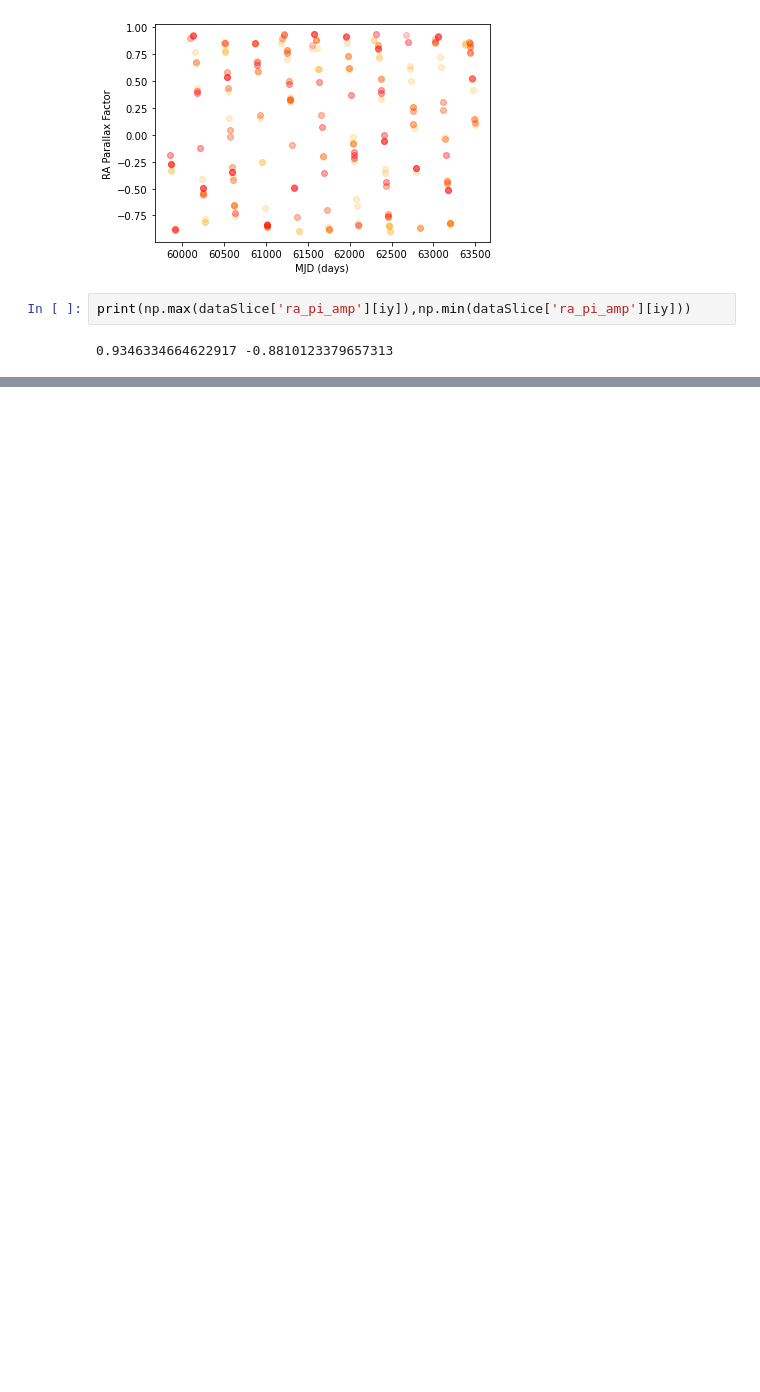
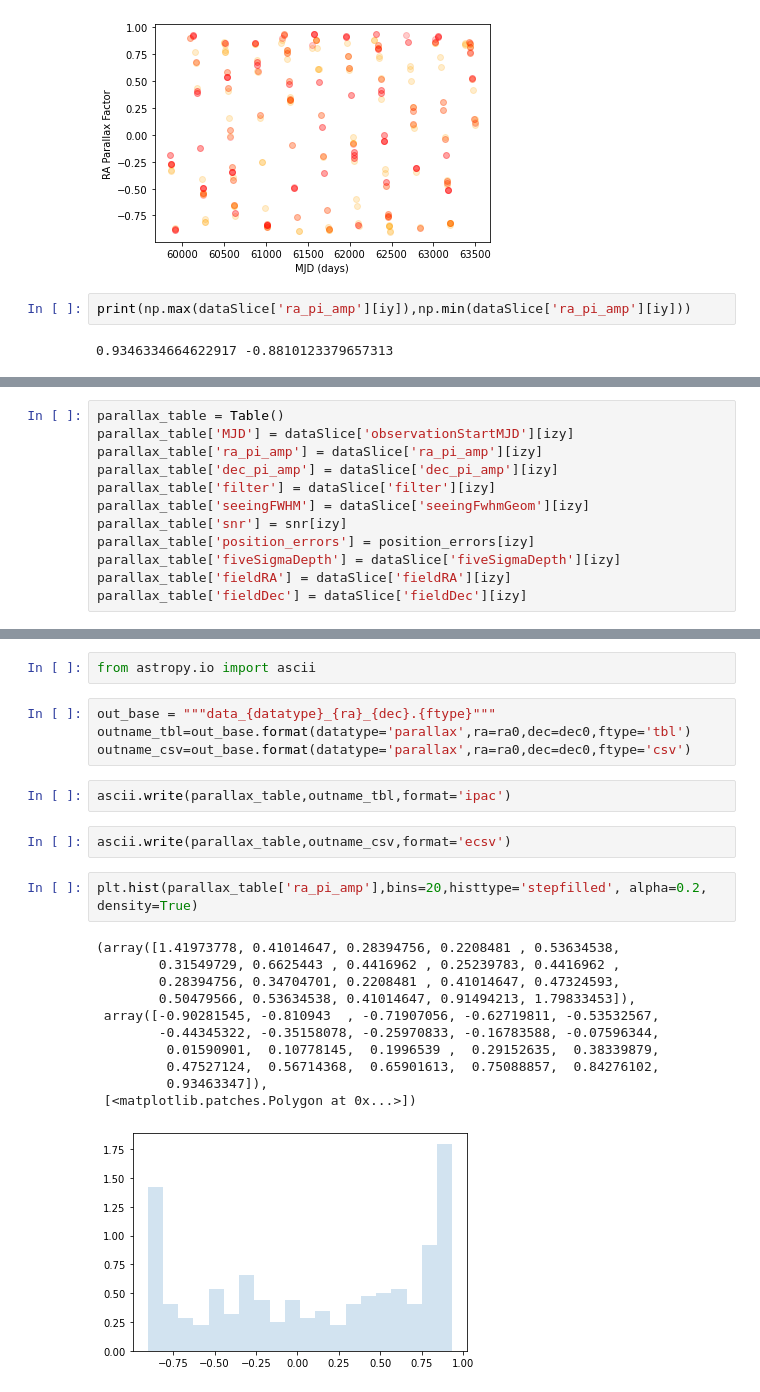
Before and after one commit to jgizis/LSST-BD-Cadence, a Jupyter notebook: parallax_plot_example.ipynb, the cells around one changed output, grey strips where cells are left out. Drawn from its saved outputs; the diff is of its cells as text; blank space fills up the shorter version.

```diff
--- a/parallax_plot_example.ipynb
+++ b/parallax_plot_example.ipynb
@@ -144,0 +142,12 @@ print(np.max(dataSlice['ra_pi_amp'][iy]),np.min(dataSlice['ra_pi_amp'][iy]))
+# %%
+parallax_table = Table()
+parallax_table['MJD'] = dataSlice['observationStartMJD'][izy]
+parallax_table['ra_pi_amp'] = dataSlice['ra_pi_amp'][izy]
+parallax_table['dec_pi_amp'] = dataSlice['dec_pi_amp'][izy]
+parallax_table['filter'] = dataSlice['filter'][izy]
+parallax_table['seeingFWHM'] = dataSlice['seeingFwhmGeom'][izy]
+parallax_table['snr'] = snr[izy]
+parallax_table['position_errors'] = position_errors[izy]
+parallax_table['fiveSigmaDepth'] = dataSlice['fiveSigmaDepth'][izy]
+parallax_table['fieldRA'] = dataSlice['fieldRA'][izy]
+parallax_table['fieldDec'] = dataSlice['fieldDec'][izy]
@@ -144,0 +176,24 @@ print(np.max(dataSlice['ra_pi_amp'][iy]),np.min(dataSlice['ra_pi_amp'][iy]))
+# %%
+from astropy.io import ascii
+# %%
+out_base = """data_{datatype}_{ra}_{dec}.{ftype}"""
+outname_tbl=out_base.format(datatype='parallax',ra=ra0,dec=dec0,ftype='tbl')
+outname_csv=out_base.format(datatype='parallax',ra=ra0,dec=dec0,ftype='csv')
+# %%
+ascii.write(parallax_table,outname_tbl,format='ipac')
+# %%
+ascii.write(parallax_table,outname_csv,format='ecsv')
+# %%
+plt.hist(parallax_table['ra_pi_amp'],bins=20,histtype='stepfilled', alpha=0.2, density=True)
+# %% [output]
+(array([1.41973778, 0.41014647, 0.28394756, 0.2208481 , 0.53634538,
+        0.31549729, 0.6625443 , 0.4416962 , 0.25239783, 0.4416962 ,
+        0.28394756, 0.34704701, 0.2208481 , 0.41014647, 0.47324593,
+        0.50479566, 0.53634538, 0.41014647, 0.91494213, 1.79833453]),
+ array([-0.90281545, -0.810943  , -0.71907056, -0.62719811, -0.53532567,
+        -0.44345322, -0.35158078, -0.25970833, -0.16783588, -0.07596344,
+         0.01590901,  0.10778145,  0.1996539 ,  0.29152635,  0.38339879,
+         0.47527124,  0.56714368,  0.65901613,  0.75088857,  0.84276102,
+         0.93463347]),
+ [<matplotlib.patches.Polygon at 0x...>])
+[figure, added]
```
Also changed, not shown: parts of 14 cells of this notebook, 6 other files.
